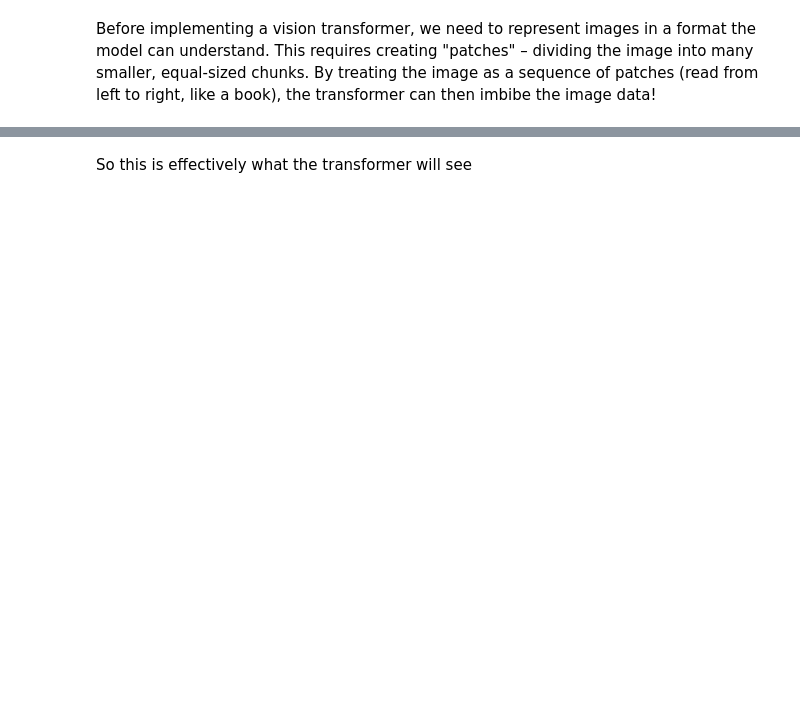
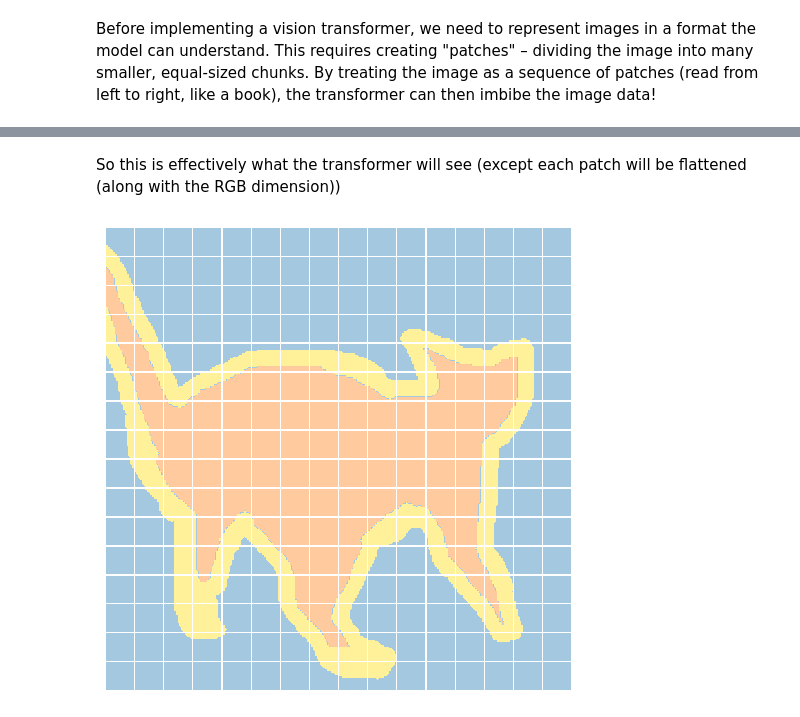
Before and after one commit to BjarniHaukur/minimal-ml, a Jupyter notebook: vision_transformer.ipynb, the cells around one changed output, grey strips where cells are left out. Cells and saved outputs as stored; diff of their text form; code cells hidden in the pictures; blank space fills up the shorter version.

```diff
--- a/vision_transformer.ipynb
+++ b/vision_transformer.ipynb
@@ -103,2 +131,6 @@ plot_imgs(list(extract_patches(imgs[1]).reshape(-1, 3, PATCH_SIZE, PATCH_SIZE)))
 # %% [markdown]
-So this is effectively what the transformer will see
+So this is effectively what the transformer will see (except each patch will be flattened (along with the RGB dimension))
+# %%
+plot_imgs(masks=list(extract_patches(masks[3]).reshape(256, 1, PATCH_SIZE, PATCH_SIZE)), figsize=(6, 6))
+# %% [output]
+[figure, added]
```
Also changed, not shown: parts of 7 cells of this notebook.
